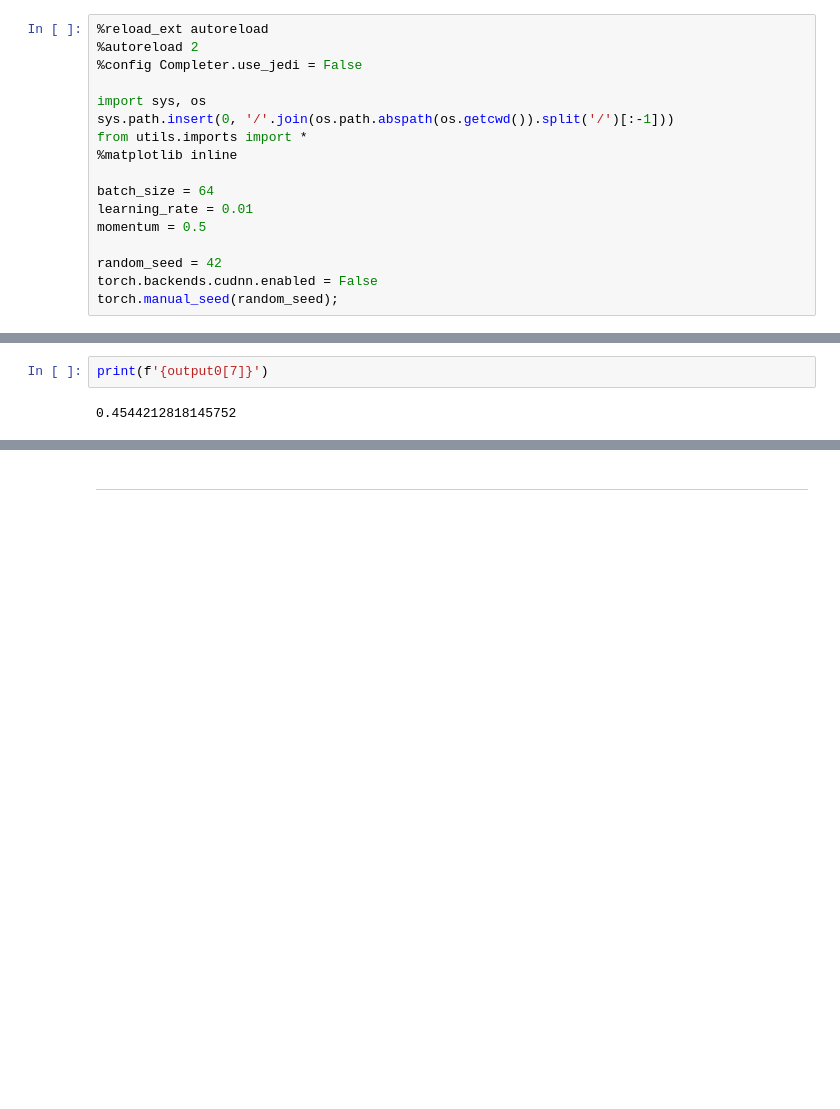
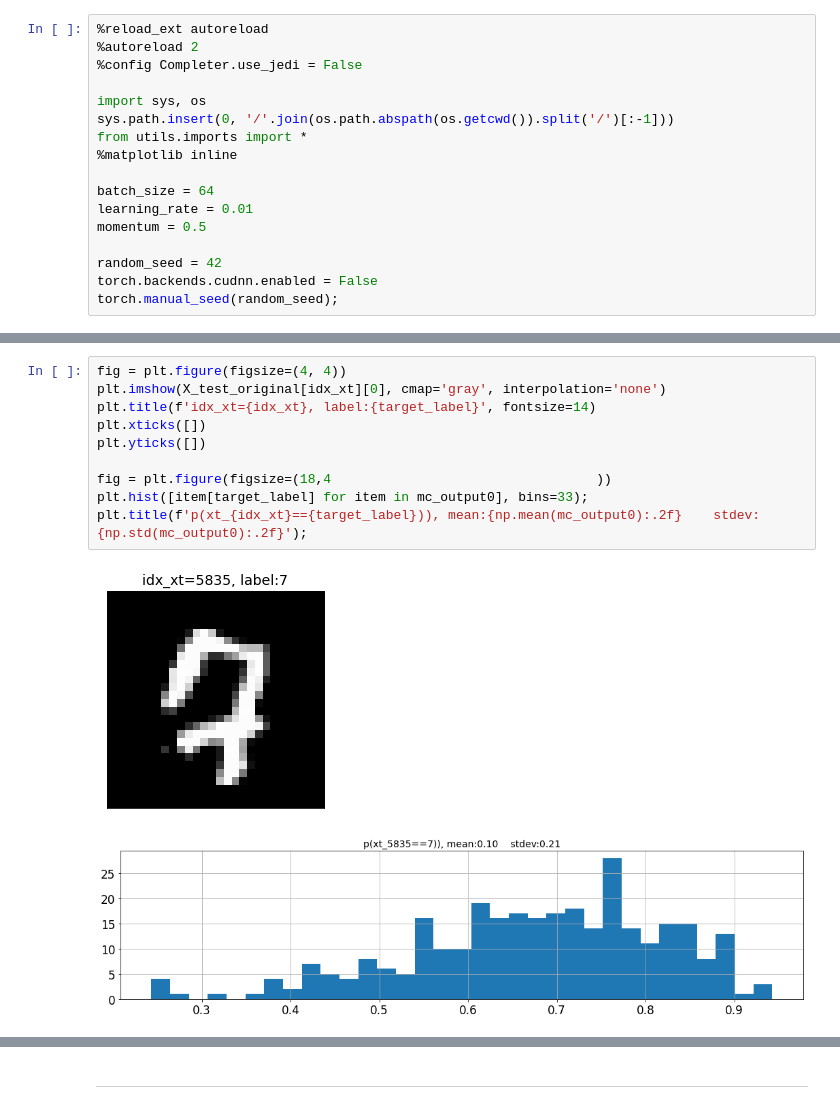
Before and after one commit to ozkansafak/explainability, a Jupyter notebook: notebooks/main.ipynb, the cells around one changed output, grey strips where cells are left out. Saved outputs shown, nothing was run; the diff lists cells and outputs as text; blank space fills up the shorter version.

```diff
--- a/notebooks/main.ipynb
+++ b/notebooks/main.ipynb
@@ -79,7 +102,16 @@ Runtime: 2 min 18 sec
-# %%
-print(f'{output0[7]}')
-# %% [output]
-0.4544212818145752
+# %%
+fig = plt.figure(figsize=(4, 4))
+plt.imshow(X_test_original[idx_xt][0], cmap='gray', interpolation='none')
+plt.title(f'idx_xt={idx_xt}, label:{target_label}', fontsize=14)
+plt.xticks([])
+plt.yticks([])
+
+fig = plt.figure(figsize=(18,4                                  ))
+plt.hist([item[target_label] for item in mc_output0], bins=33);
+plt.title(f'p(xt_{idx_xt}=={target_label})), mean:{np.mean(mc_output0):.2f}    stdev:{np.std(mc_output0):.2f}');
+# %% [output]
+[figure, added]
+[figure, added]
 # %%
 fig = plt.figure(figsize=(20, 4))
 plt.plot(train_counter, train_losses, 'k-', alpha=.7)
```
Also changed, not shown: parts of 7 cells of this notebook.
